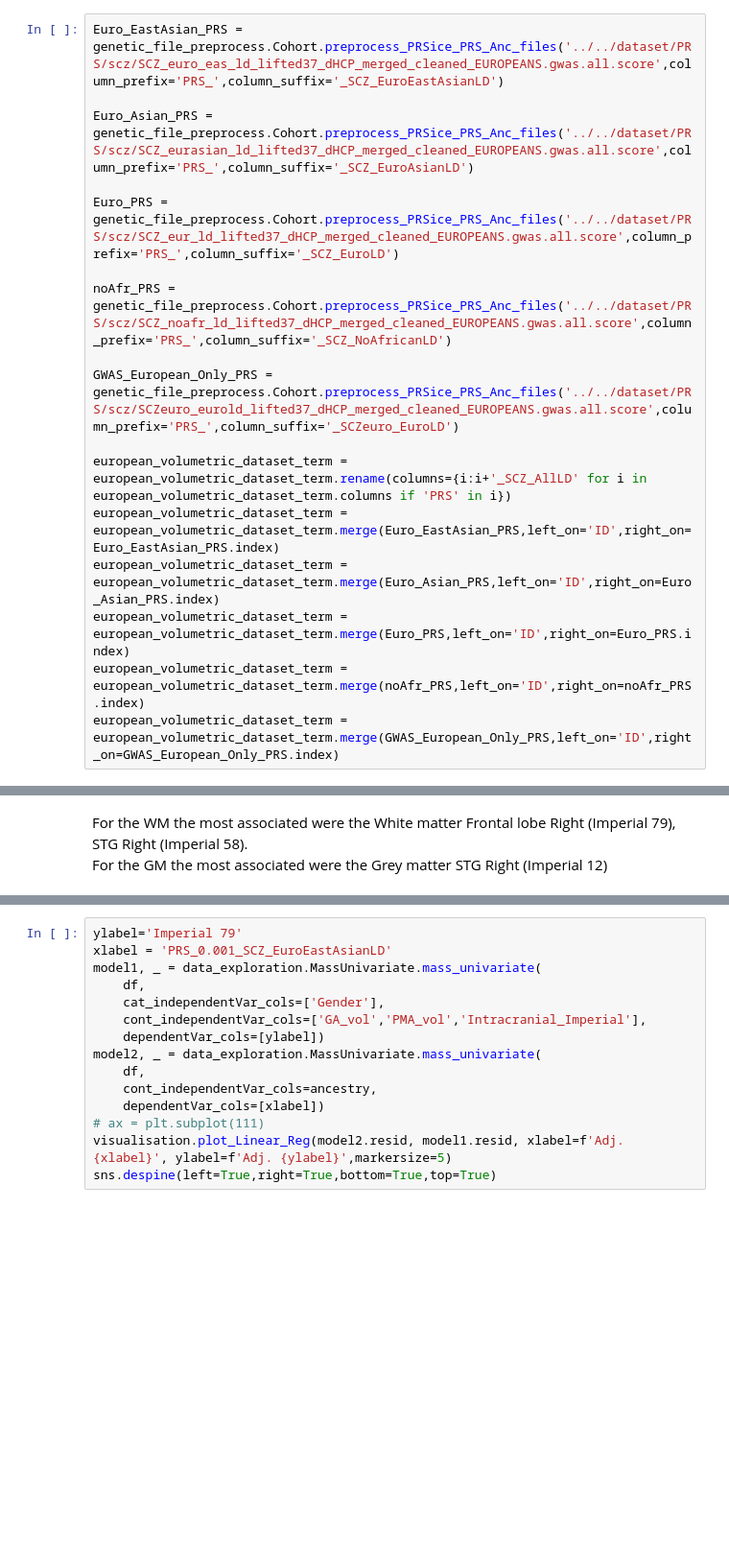
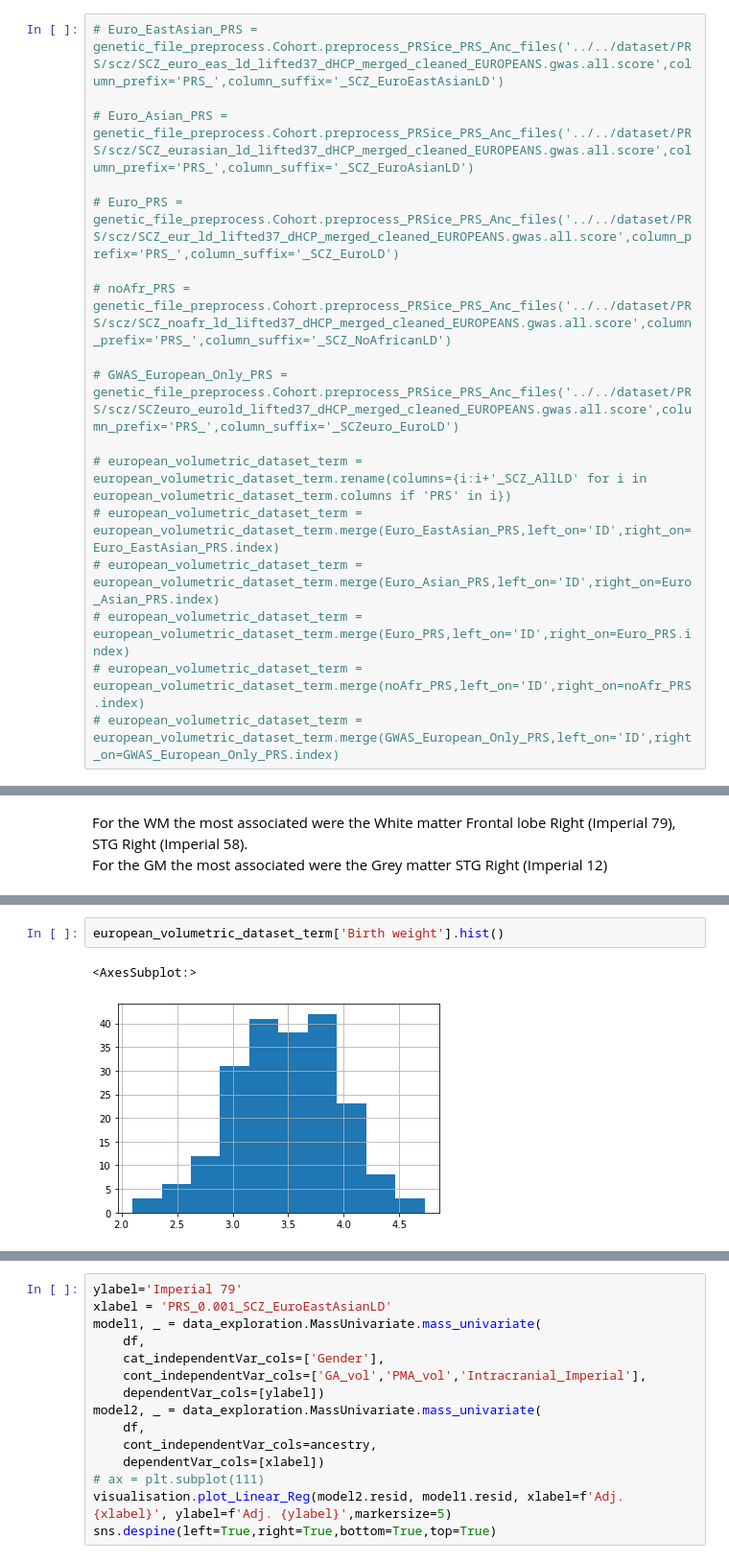
Before and after one commit to lehai-ml/dHCP_genetics, a Jupyter notebook: notebook_results/scz/2_1_SCZ_dHCP_volumetric_dataset.ipynb, the cells around one changed output, grey strips where cells are left out. Shown at 96% size. Drawn from its saved outputs; the diff is of its cells as text; blank space fills up the shorter version.

```diff
--- a/notebook_results/scz/2_1_SCZ_dHCP_volumetric_dataset.ipynb
+++ b/notebook_results/scz/2_1_SCZ_dHCP_volumetric_dataset.ipynb
@@ -62,18 +73,18 @@ mixed_volumetric_dataset_term = mixed_volumetric_dataset_term.fillna({'Birth wei
 # %%
-Euro_EastAsian_PRS = genetic_file_preprocess.Cohort.preprocess_PRSice_PRS_Anc_files('../../dataset/PRS/scz/SCZ_euro_eas_ld_lifted37_dHCP_merged_cleaned_EUROPEANS.gwas.all.score',column_prefix='PRS_',column_suffix='_SCZ_EuroEastAsianLD')
+# Euro_EastAsian_PRS = genetic_file_preprocess.Cohort.preprocess_PRSice_PRS_Anc_files('../../dataset/PRS/scz/SCZ_euro_eas_ld_lifted37_dHCP_merged_cleaned_EUROPEANS.gwas.all.score',column_prefix='PRS_',column_suffix='_SCZ_EuroEastAsianLD')
 
-Euro_Asian_PRS = genetic_file_preprocess.Cohort.preprocess_PRSice_PRS_Anc_files('../../dataset/PRS/scz/SCZ_eurasian_ld_lifted37_dHCP_merged_cleaned_EUROPEANS.gwas.all.score',column_prefix='PRS_',column_suffix='_SCZ_EuroAsianLD')
+# Euro_Asian_PRS = genetic_file_preprocess.Cohort.preprocess_PRSice_PRS_Anc_files('../../dataset/PRS/scz/SCZ_eurasian_ld_lifted37_dHCP_merged_cleaned_EUROPEANS.gwas.all.score',column_prefix='PRS_',column_suffix='_SCZ_EuroAsianLD')
 
-Euro_PRS = genetic_file_preprocess.Cohort.preprocess_PRSice_PRS_Anc_files('../../dataset/PRS/scz/SCZ_eur_ld_lifted37_dHCP_merged_cleaned_EUROPEANS.gwas.all.score',column_prefix='PRS_',column_suffix='_SCZ_EuroLD')
+# Euro_PRS = genetic_file_preprocess.Cohort.preprocess_PRSice_PRS_Anc_files('../../dataset/PRS/scz/SCZ_eur_ld_lifted37_dHCP_merged_cleaned_EUROPEANS.gwas.all.score',column_prefix='PRS_',column_suffix='_SCZ_EuroLD')
 
-noAfr_PRS = genetic_file_preprocess.Cohort.preprocess_PRSice_PRS_Anc_files('../../dataset/PRS/scz/SCZ_noafr_ld_lifted37_dHCP_merged_cleaned_EUROPEANS.gwas.all.score',column_prefix='PRS_',column_suffix='_SCZ_NoAfricanLD')
+# noAfr_PRS = genetic_file_preprocess.Cohort.preprocess_PRSice_PRS_Anc_files('../../dataset/PRS/scz/SCZ_noafr_ld_lifted37_dHCP_merged_cleaned_EUROPEANS.gwas.all.score',column_prefix='PRS_',column_suffix='_SCZ_NoAfricanLD')
 
-GWAS_European_Only_PRS = genetic_file_preprocess.Cohort.preprocess_PRSice_PRS_Anc_files('../../dataset/PRS/scz/SCZeuro_eurold_lifted37_dHCP_merged_cleaned_EUROPEANS.gwas.all.score',column_prefix='PRS_',column_suffix='_SCZeuro_EuroLD')
+# GWAS_European_Only_PRS = genetic_file_preprocess.Cohort.preprocess_PRSice_PRS_Anc_files('../../dataset/PRS/scz/SCZeuro_eurold_lifted37_dHCP_merged_cleaned_EUROPEANS.gwas.all.score',column_prefix='PRS_',column_suffix='_SCZeuro_EuroLD')
 
-european_volumetric_dataset_term = european_volumetric_dataset_term.rename(columns={i:i+'_SCZ_AllLD' for i in european_volumetric_dataset_term.columns if 'PRS' in i})
-european_volumetric_dataset_term = european_volumetric_dataset_term.merge(Euro_EastAsian_PRS,left_on='ID',right_on=Euro_EastAsian_PRS.index)
-european_volumetric_dataset_term = european_volumetric_dataset_term.merge(Euro_Asian_PRS,left_on='ID',right_on=Euro_Asian_PRS.index)
-european_volumetric_dataset_term = european_volumetric_dataset_term.merge(Euro_PRS,left_on='ID',right_on=Euro_PRS.index)
-european_volumetric_dataset_term = european_volumetric_dataset_term.merge(noAfr_PRS,left_on='ID',right_on=noAfr_PRS.index)
-european_volumetric_dataset_term = european_volumetric_dataset_term.merge(GWAS_European_Only_PRS,left_on='ID',right_on=GWAS_European_Only_PRS.index)
+# european_volumetric_dataset_term = european_volumetric_dataset_term.rename(columns={i:i+'_SCZ_AllLD' for i in european_volumetric_dataset_term.columns if 'PRS' in i})
+# european_volumetric_dataset_term = european_volumetric_dataset_term.merge(Euro_EastAsian_PRS,left_on='ID',right_on=Euro_EastAsian_PRS.index)
+# european_volumetric_dataset_term = european_volumetric_dataset_term.merge(Euro_Asian_PRS,left_on='ID',right_on=Euro_Asian_PRS.index)
+# european_volumetric_dataset_term = european_volumetric_dataset_term.merge(Euro_PRS,left_on='ID',right_on=Euro_PRS.index)
+# european_volumetric_dataset_term = european_volumetric_dataset_term.merge(noAfr_PRS,left_on='ID',right_on=noAfr_PRS.index)
+# european_volumetric_dataset_term = european_volumetric_dataset_term.merge(GWAS_European_Only_PRS,left_on='ID',right_on=GWAS_European_Only_PRS.index)
 # %%
@@ -233,0 +473,5 @@ sm.__version__
+# %%
+european_volumetric_dataset_term['Birth weight'].hist()
+# %% [output]
+<AxesSubplot:>
+[figure, added]
```
Also changed, not shown: parts of 36 cells of this notebook.
